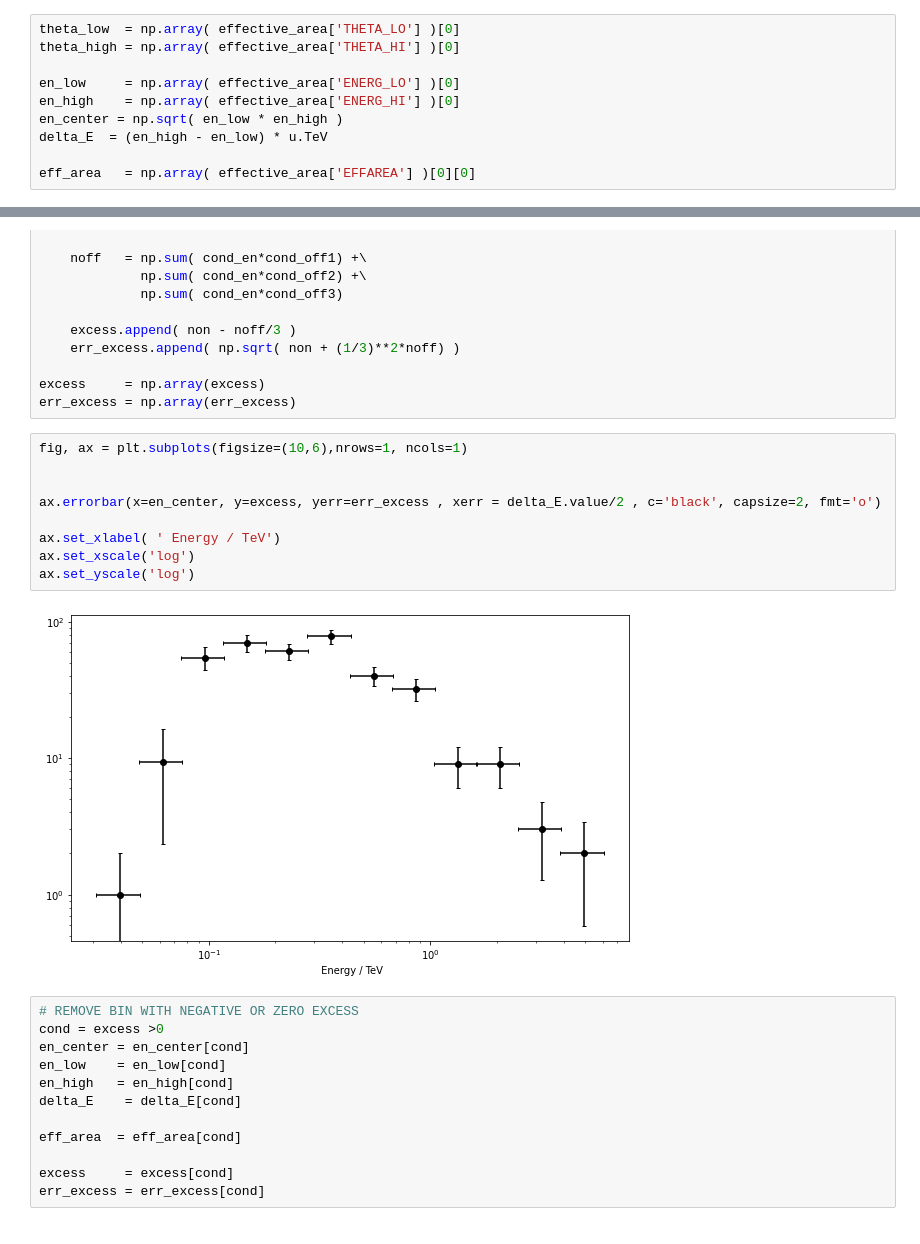
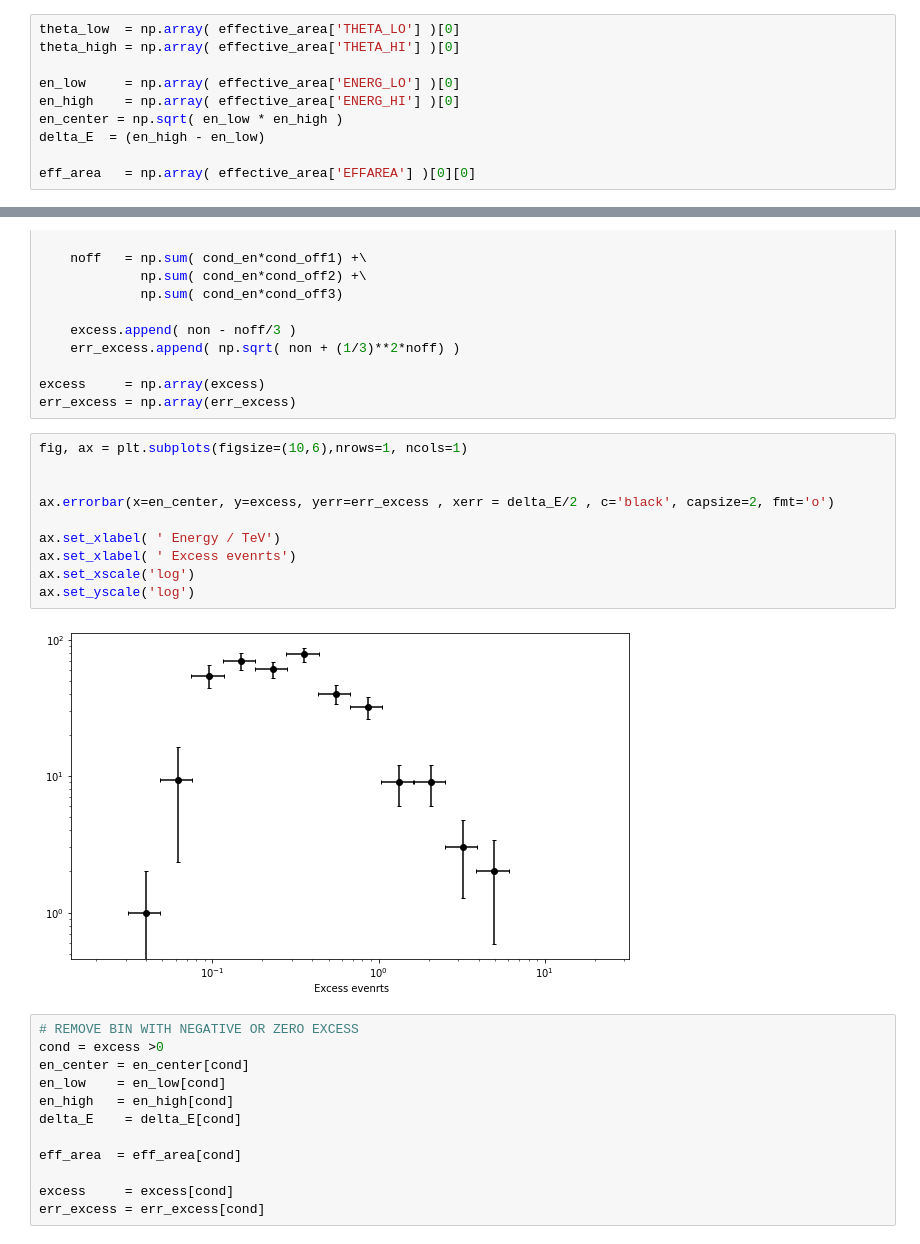
Before and after one commit to datacamp-astro/2022-arqus-bergen, a Jupyter notebook: hands_on/3_spectrum/Spectrum_no_gammapy_test.ipynb, the cells around one changed output, grey strips where cells are left out. Saved outputs shown, nothing was run; the diff lists cells and outputs as text.

```diff
--- a/hands_on/3_spectrum/Spectrum_no_gammapy_test.ipynb
+++ b/hands_on/3_spectrum/Spectrum_no_gammapy_test.ipynb
@@ -315,6 +311,6 @@ theta_high = np.array( effective_area['THETA_HI'] )[0]
 en_low     = np.array( effective_area['ENERG_LO'] )[0]
 en_high    = np.array( effective_area['ENERG_HI'] )[0]
 en_center = np.sqrt( en_low * en_high )
-delta_E  = (en_high - en_low) * u.TeV
+delta_E  = (en_high - en_low)
 
 eff_area   = np.array( effective_area['EFFAREA'] )[0][0]
@@ -357,14 +359,15 @@ err_excess = np.array(err_excess)
 # %%
 fig, ax = plt.subplots(figsize=(10,6),nrows=1, ncols=1)
 
 
-ax.errorbar(x=en_center, y=excess, yerr=err_excess , xerr = delta_E.value/2 , c='black', capsize=2, fmt='o')
+ax.errorbar(x=en_center, y=excess, yerr=err_excess , xerr = delta_E/2 , c='black', capsize=2, fmt='o')
 
 ax.set_xlabel( ' Energy / TeV')
+ax.set_xlabel( ' Excess evenrts')
 ax.set_xscale('log')
 ax.set_yscale('log')
 # %% [output]
-[figure, old version]
+[figure, new version]
 # %%
 # REMOVE BIN WITH NEGATIVE OR ZERO EXCESS
 cond = excess >0
```
Also changed, not shown: parts of 6 cells of this notebook.
